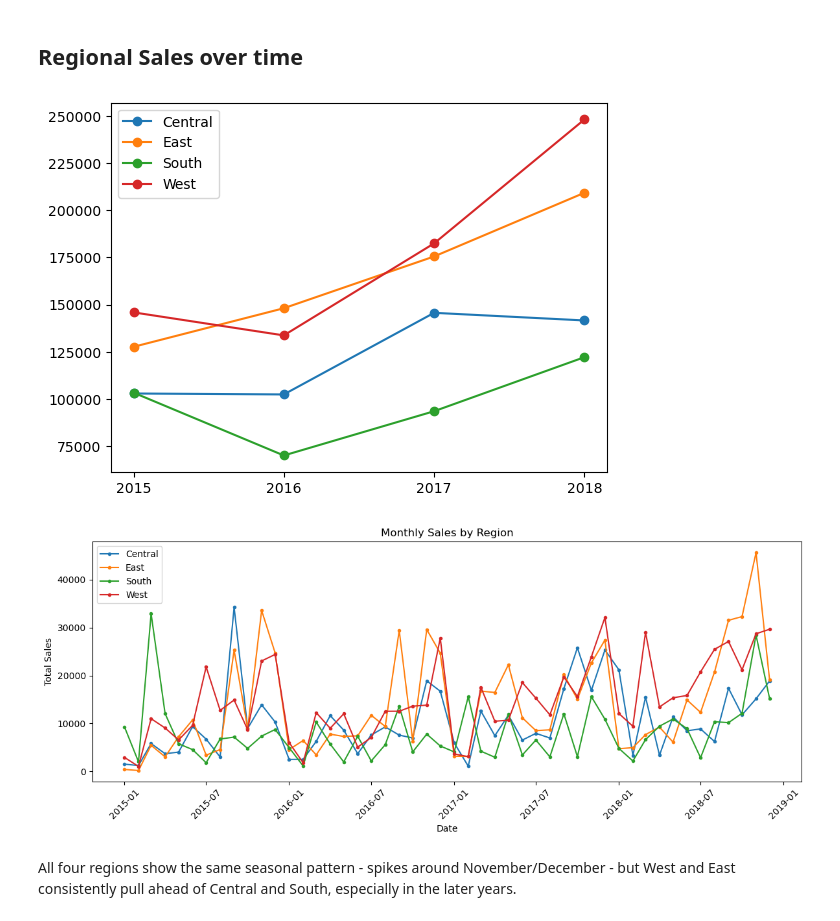
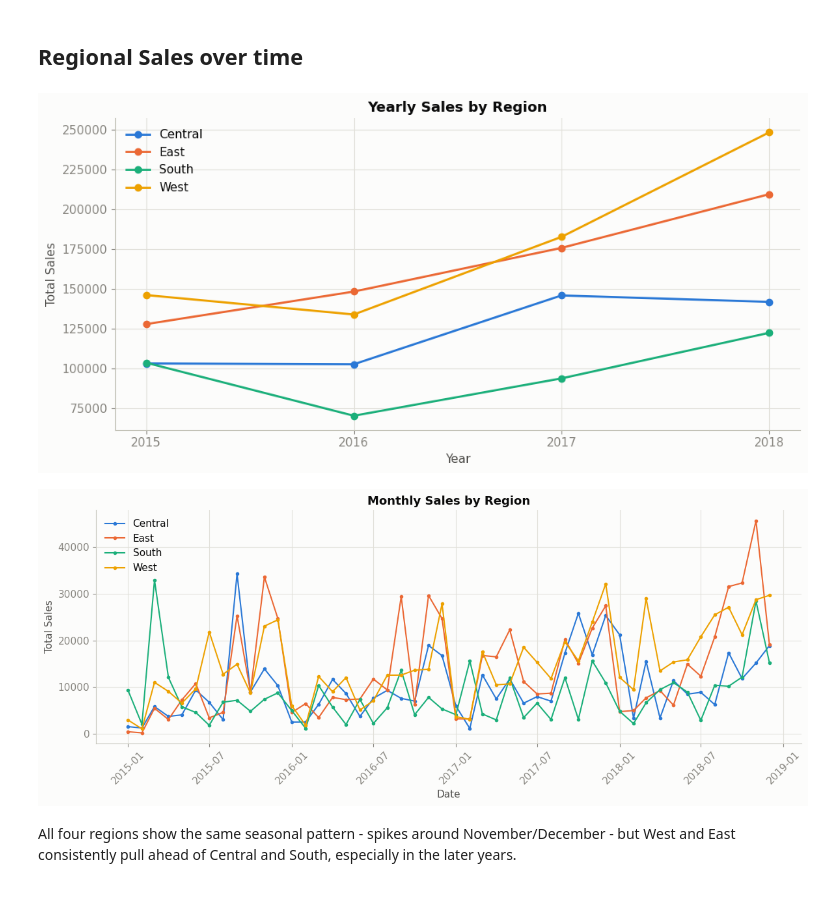
Before and after one commit to ksftima/business-analysis-super-store, a Jupyter notebook: segment_analysis.ipynb, the cells around one changed output. Saved outputs shown, nothing was run; the diff lists cells and outputs as text; code cells hidden in the pictures.

Commit message:
Made aesthetic alterations to the charts

```diff
--- a/segment_analysis.ipynb
+++ b/segment_analysis.ipynb
@@ -63,13 +66,19 @@ regional_sales = {}
 for r in regions:
     regional_sales[r] =  sales_data[sales_data['Region'] == r].groupby([sales_data['Order Date'].dt.year.rename('Year')])['Sales'].sum().reset_index()
 # %%
+plt.figure(figsize=(10, 5))
 for r in regions:
-    plt.plot(regional_sales[r]['Year'], regional_sales[r]['Sales'], label=r, marker = 'o')
+    plt.plot(regional_sales[r]['Year'], regional_sales[r]['Sales'],
+             label=r, marker='o', color=REGION_COLORS[r], linewidth=2)
+plt.xlabel('Year')
+plt.ylabel('Total Sales')
+plt.title('Yearly Sales by Region')
 plt.legend()
 plt.xticks(regional_sales['Central']['Year'])
+plt.tight_layout()
 plt.show()
 # %% [output]
-[figure, old version]
+[figure, new version]
 # %%
 # checking monthly performance per region
 regional_monthly_sales = {}
@@ -89,7 +98,7 @@ for r in regions:
 plt.figure(figsize=(12, 5))
 for r in regions:
     plt.plot(regional_monthly_sales[r]['Date'], regional_monthly_sales[r]['Sales'],
-             label=r, marker='o', markersize=3)
+             label=r, marker='o', markersize=3, color=REGION_COLORS[r])
 plt.xlabel('Date')
 plt.ylabel('Total Sales')
 plt.title('Monthly Sales by Region')
@@ -98,7 +107,7 @@ plt.legend()
 plt.tight_layout()
 plt.show()
 # %% [output]
-[figure, old version]
+[figure, new version]
 # %% [markdown]
 All four regions show the same seasonal pattern - spikes around November/December - but West and East consistently pull ahead of Central and South, especially in the later years.
 # %% [markdown]
```
Also changed, not shown: parts of 5 cells of this notebook, 8 other files.
